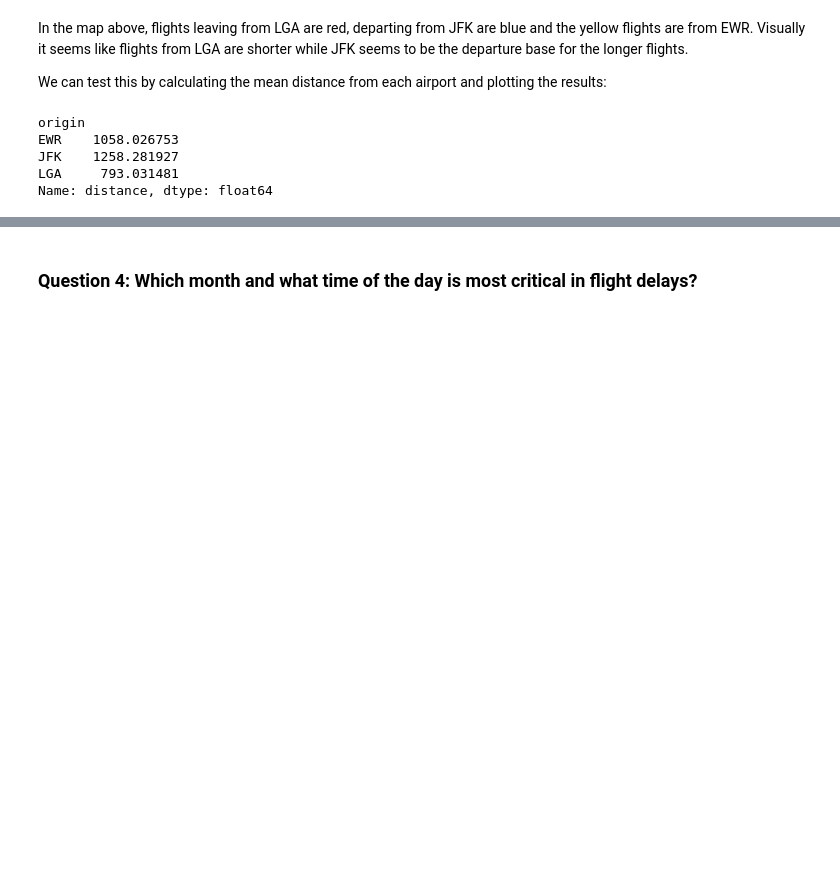
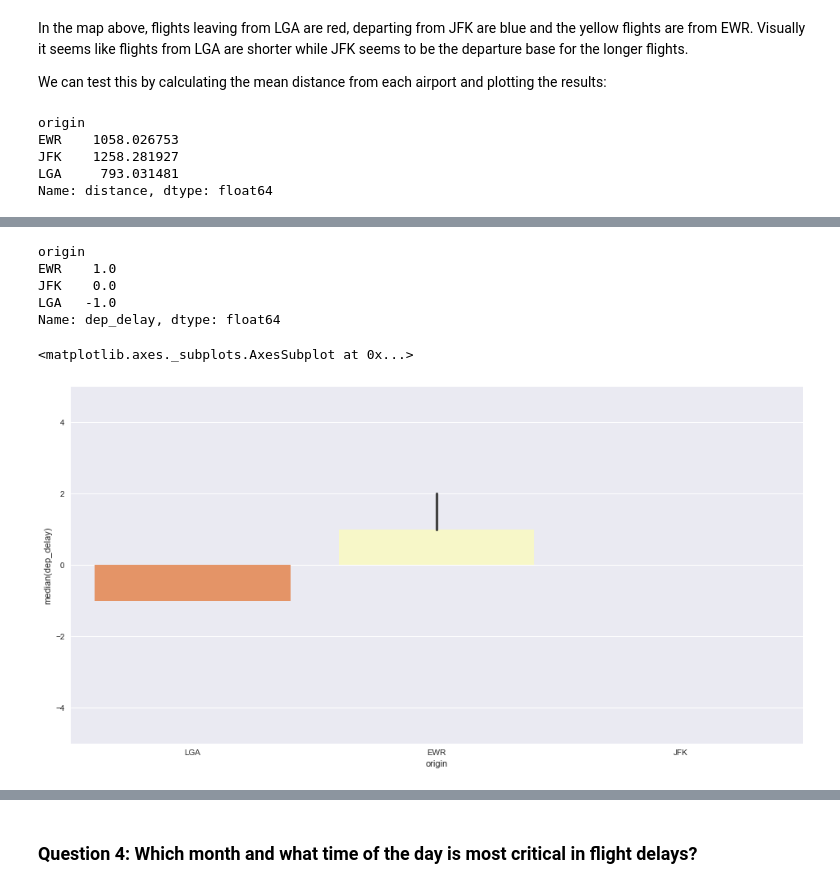
Before and after one commit to shiv-konar/Foundation-Project, a Jupyter notebook: Kalle/Project.ipynb, the cells around one changed output, grey strips where cells are left out. Drawn from its saved outputs; the diff is of its cells as text; code cells hidden in the pictures; blank space fills up the shorter version.

```diff
--- a/Kalle/Project.ipynb
+++ b/Kalle/Project.ipynb
@@ -264,0 +275,15 @@ sns.barplot(x='dest_state', y='dep_delay', data=no_outlier_flights, estimator=np
+# %%
+no_outlier_flights.groupby('origin')['dep_delay'].median()
+# %% [output]
+origin
+EWR    1.0
+JFK    0.0
+LGA   -1.0
+Name: dep_delay, dtype: float64
+# %%
+fig, ax = plt.subplots(figsize=(16,8))
+plt.ylim(-5, 5)
+sns.barplot(x='origin', y='dep_delay', data=no_outlier_flights, order=['LGA', 'EWR', 'JFK'], palette='RdYlBu', estimator=np.median, ax=ax)
+# %% [output]
+<matplotlib.axes._subplots.AxesSubplot at 0x...>
+[figure, added]
```
Also changed, not shown: parts of 28 cells of this notebook, 3 other files.
